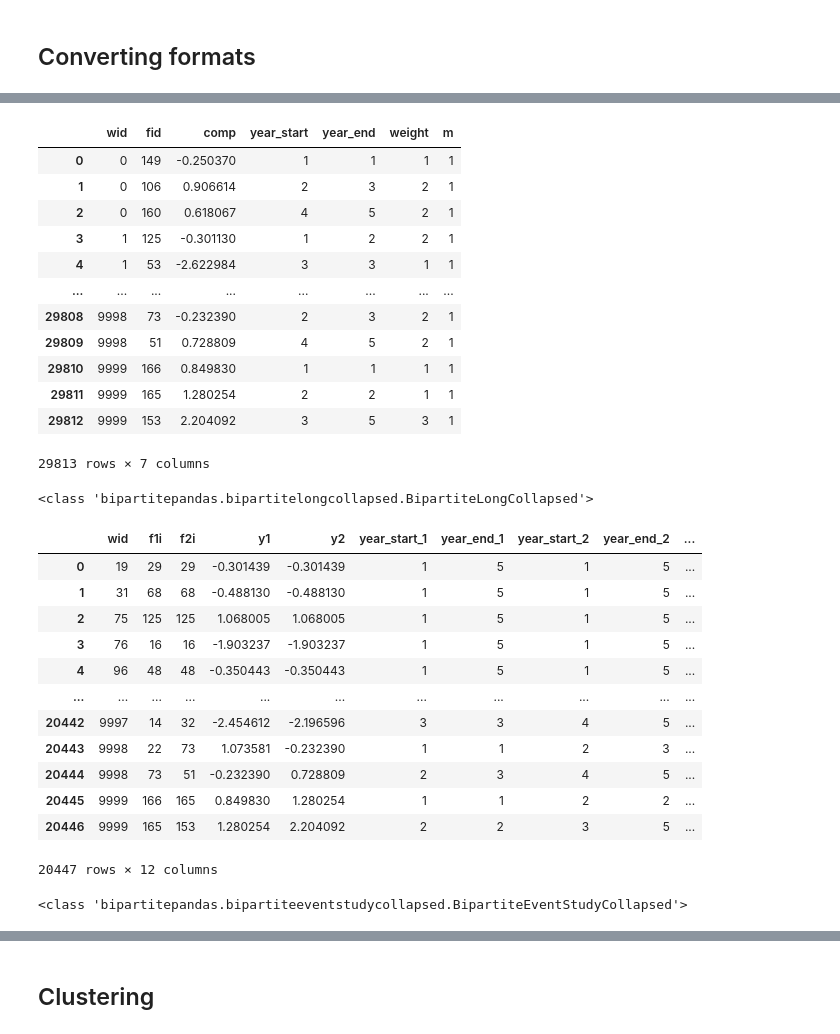
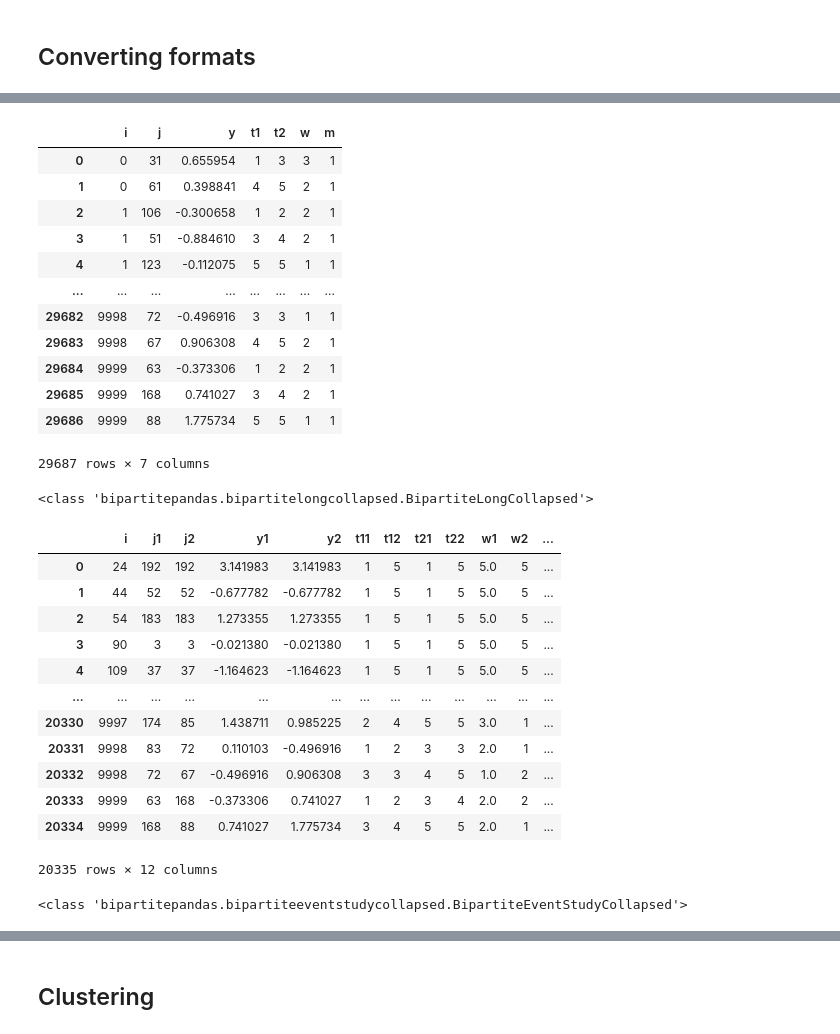
Before and after one commit to tlamadon/bipartitepandas, a Jupyter notebook: docs-src/source/notebooks/bipartitepandas_example.ipynb, the cells around one changed output, grey strips where cells are left out. Cells and saved outputs as stored; diff of their text form; code cells hidden in the pictures.

Commit message:
Update example notebook to replace wid/fid/comp/year/j with i/j/y/t/g

```diff
--- a/docs-src/source/notebooks/bipartitepandas_example.ipynb
+++ b/docs-src/source/notebooks/bipartitepandas_example.ipynb
@@ -73,6 +69,6 @@ print(bd.n_clusters())
 None
 # %%
 # Whenever we want to use the data, we need to clean it
-bd = bd.clean_data()
-display(bd)
+bdf = bdf.clean_data()
+display(bdf)
 # %% [output]
@@ -93,8 +89,8 @@ display(bd)
 ## Converting formats
 # %%
 # While our original data is long, we might want it to be in event study form (each row gives two consecutive observations)
-bd = bd.get_es()
-display(bd)
+bdf = bdf.get_es()
+display(bdf)
 # Note the type
-print(type(bd))
+print(type(bdf))
 # %% [output]
@@ -132,7 +128,7 @@ display(bd.get_cs())
 # %%
 # Maybe we want to convert back into long form
-bd = bd.get_long()
-display(bd)
+bdf = bdf.get_long()
+display(bdf)
 # Note the type
-print(type(bd))
+print(type(bdf))
 # %% [output]
@@ -152,45 +148,45 @@ print(type(bd))
 <class 'bipartitepandas.bipartitelong.BipartiteLong'>
 # %%
 # Now suppose we want to collapse by employment spells (so any consecutive observations with the same worker in the same firm are collapsed into 1 observation)
-bd = bd.get_collapsed_long()
-display(bd)
+bdf = bdf.get_collapsed_long()
+display(bdf)
 # Note the type
-print(type(bd))
+print(type(bdf))
 # %% [output]
-|  | wid | fid | comp | year_start | year_end | weight | m |
-| 0 | 0 | 149 | -0.250370 | 1 | 1 | 1 | 1 |
-| 1 | 0 | 106 | 0.906614 | 2 | 3 | 2 | 1 |
-| 2 | 0 | 160 | 0.618067 | 4 | 5 | 2 | 1 |
-| 3 | 1 | 125 | -0.301130 | 1 | 2 | 2 | 1 |
-| 4 | 1 | 53 | -2.622984 | 3 | 3 | 1 | 1 |
+|  | i | j | y | t1 | t2 | w | m |
+| 0 | 0 | 31 | 0.655954 | 1 | 3 | 3 | 1 |
+| 1 | 0 | 61 | 0.398841 | 4 | 5 | 2 | 1 |
+| 2 | 1 | 106 | -0.300658 | 1 | 2 | 2 | 1 |
+| 3 | 1 | 51 | -0.884610 | 3 | 4 | 2 | 1 |
+| 4 | 1 | 123 | -0.112075 | 5 | 5 | 1 | 1 |
 | ... | ... | ... | ... | ... | ... | ... | ... |
-| 29808 | 9998 | 73 | -0.232390 | 2 | 3 | 2 | 1 |
-| 29809 | 9998 | 51 | 0.728809 | 4 | 5 | 2 | 1 |
-| 29810 | 9999 | 166 | 0.849830 | 1 | 1 | 1 | 1 |
-| 29811 | 9999 | 165 | 1.280254 | 2 | 2 | 1 | 1 |
-| 29812 | 9999 | 153 | 2.204092 | 3 | 5 | 3 | 1 |
+| 29682 | 9998 | 72 | -0.496916 | 3 | 3 | 1 | 1 |
+| 29683 | 9998 | 67 | 0.906308 | 4 | 5 | 2 | 1 |
+| 29684 | 9999 | 63 | -0.373306 | 1 | 2 | 2 | 1 |
+| 29685 | 9999 | 168 | 0.741027 | 3 | 4 | 2 | 1 |
+| 29686 | 9999 | 88 | 1.775734 | 5 | 5 | 1 | 1 |
-29813 rows × 7 columns
+29687 rows × 7 columns
 <class 'bipartitepandas.bipartitelongcollapsed.BipartiteLongCollapsed'>
 # %%
 # We can then check out the event study using collapsed data
-bd = bd.get_es()
-display(bd)
+bdf = bdf.get_es()
+display(bdf)
 # Note the type
-print(type(bd))
+print(type(bdf))
 # %% [output]
-|  | wid | f1i | f2i | y1 | y2 | year_start_1 | year_end_1 | year_start_2 | year_end_2 | ... |
-| 0 | 19 | 29 | 29 | -0.301439 | -0.301439 | 1 | 5 | 1 | 5 | ... |
-| 1 | 31 | 68 | 68 | -0.488130 | -0.488130 | 1 | 5 | 1 | 5 | ... |
-| 2 | 75 | 125 | 125 | 1.068005 | 1.068005 | 1 | 5 | 1 | 5 | ... |
-| 3 | 76 | 16 | 16 | -1.903237 | -1.903237 | 1 | 5 | 1 | 5 | ... |
-| 4 | 96 | 48 | 48 | -0.350443 | -0.350443 | 1 | 5 | 1 | 5 | ... |
-| ... | ... | ... | ... | ... | ... | ... | ... | ... | ... | ... |
-| 20442 | 9997 | 14 | 32 | -2.454612 | -2.196596 | 3 | 3 | 4 | 5 | ... |
-| 20443 | 9998 | 22 | 73 | 1.073581 | -0.232390 | 1 | 1 | 2 | 3 | ... |
-| 20444 | 9998 | 73 | 51 | -0.232390 | 0.728809 | 2 | 3 | 4 | 5 | ... |
-| 20445 | 9999 | 166 | 165 | 0.849830 | 1.280254 | 1 | 1 | 2 | 2 | ... |
-| 20446 | 9999 | 165 | 153 | 1.280254 | 2.204092 | 2 | 2 | 3 | 5 | ... |
+|  | i | j1 | j2 | y1 | y2 | t11 | t12 | t21 | t22 | w1 | w2 | ... |
+| 0 | 24 | 192 | 192 | 3.141983 | 3.141983 | 1 | 5 | 1 | 5 | 5.0 | 5 | ... |
+| 1 | 44 | 52 | 52 | -0.677782 | -0.677782 | 1 | 5 | 1 | 5 | 5.0 | 5 | ... |
+| 2 | 54 | 183 | 183 | 1.273355 | 1.273355 | 1 | 5 | 1 | 5 | 5.0 | 5 | ... |
+| 3 | 90 | 3 | 3 | -0.021380 | -0.021380 | 1 | 5 | 1 | 5 | 5.0 | 5 | ... |
+| 4 | 109 | 37 | 37 | -1.164623 | -1.164623 | 1 | 5 | 1 | 5 | 5.0 | 5 | ... |
+| ... | ... | ... | ... | ... | ... | ... | ... | ... | ... | ... | ... | ... |
+| 20330 | 9997 | 174 | 85 | 1.438711 | 0.985225 | 2 | 4 | 5 | 5 | 3.0 | 1 | ... |
+| 20331 | 9998 | 83 | 72 | 0.110103 | -0.496916 | 1 | 2 | 3 | 3 | 2.0 | 1 | ... |
+| 20332 | 9998 | 72 | 67 | -0.496916 | 0.906308 | 3 | 3 | 4 | 5 | 1.0 | 2 | ... |
+| 20333 | 9999 | 63 | 168 | -0.373306 | 0.741027 | 1 | 2 | 3 | 4 | 2.0 | 2 | ... |
+| 20334 | 9999 | 168 | 88 | 0.741027 | 1.775734 | 3 | 4 | 5 | 5 | 2.0 | 1 | ... |
-20447 rows × 12 columns
+20335 rows × 12 columns
 <class 'bipartitepandas.bipartiteeventstudycollapsed.BipartiteEventStudyCollapsed'>
 # %%
 # We can then go back to collapsed long
```
Also changed, not shown: parts of 31 cells of this notebook, 16 other files.
